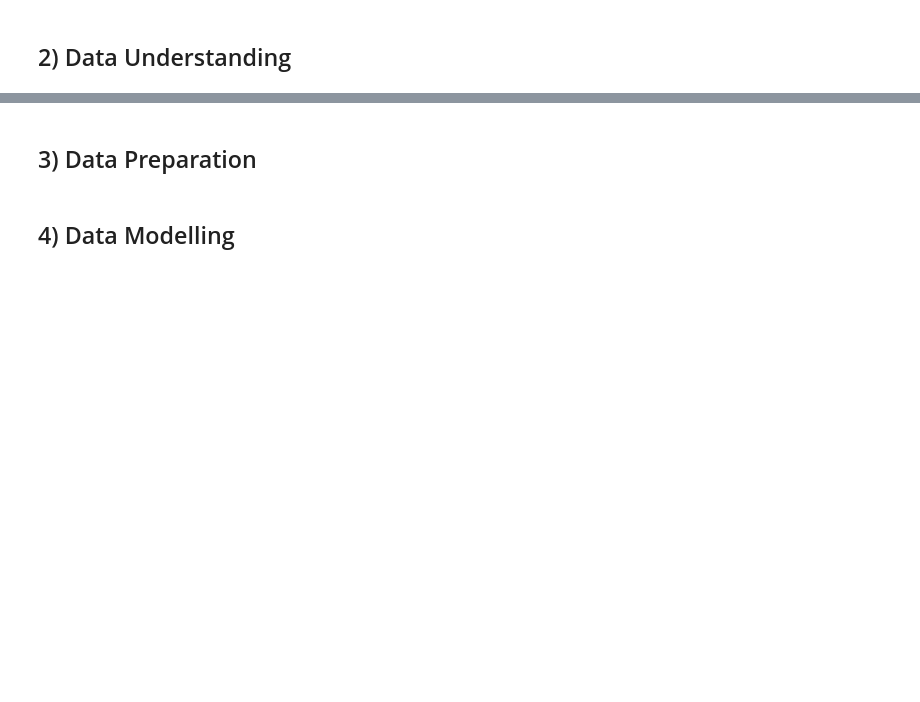
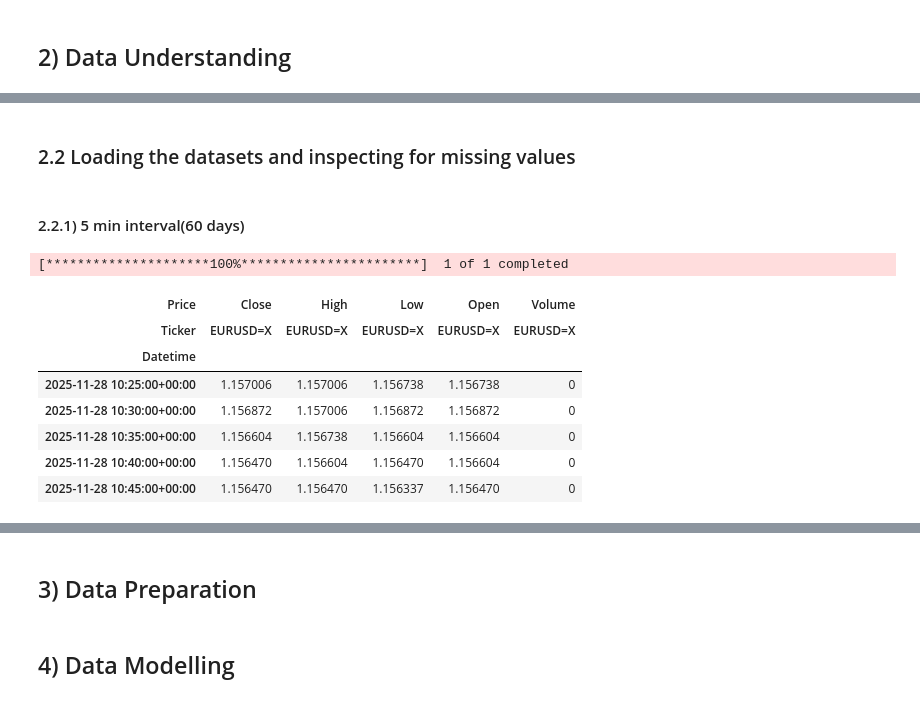
Before and after one commit to eugene-maina72/FX-trading-bot-EUR-USD, a Jupyter notebook: notebook.ipynb, the cells around one changed output, grey strips where cells are left out. Drawn from its saved outputs; the diff is of its cells as text; code cells hidden in the pictures; blank space fills up the shorter version.

```diff
--- a/notebook.ipynb
+++ b/notebook.ipynb
@@ -278,0 +312,24 @@ _These aren't opinions — they will be statistically proven in Data Understandi
+# %% [markdown]
+### 2.2 Loading the datasets and inspecting for missing values
+# %% [markdown]
+#### 2.2.1) 5 min interval(60 days)
+# %%
+# Loading the historical price from yfinance for the EURUSD for the last 60 days at 5 min intervals
+
+five_min = yf.download(tickers="EURUSD=X", interval="5m", period="60d")
+
+# Setting the 'datetime' as the index
+
+five_min.index = pd.to_datetime(five_min.index)
+
+five_min.tail()
+# %% [output]
+[*********************100%***********************]  1 of 1 completed
+| Price | Close | High | Low | Open | Volume |
+| Ticker | EURUSD=X | EURUSD=X | EURUSD=X | EURUSD=X | EURUSD=X |
+| Datetime |  |  |  |  |  |
+| 2025-11-28 10:25:00+00:00 | 1.157006 | 1.157006 | 1.156738 | 1.156738 | 0 |
+| 2025-11-28 10:30:00+00:00 | 1.156872 | 1.157006 | 1.156872 | 1.156872 | 0 |
+| 2025-11-28 10:35:00+00:00 | 1.156604 | 1.156738 | 1.156604 | 1.156604 | 0 |
+| 2025-11-28 10:40:00+00:00 | 1.156470 | 1.156604 | 1.156470 | 1.156604 | 0 |
+| 2025-11-28 10:45:00+00:00 | 1.156470 | 1.156470 | 1.156337 | 1.156470 | 0 |
```
Also changed, not shown: parts of 22 cells of this notebook, 3 other files.
